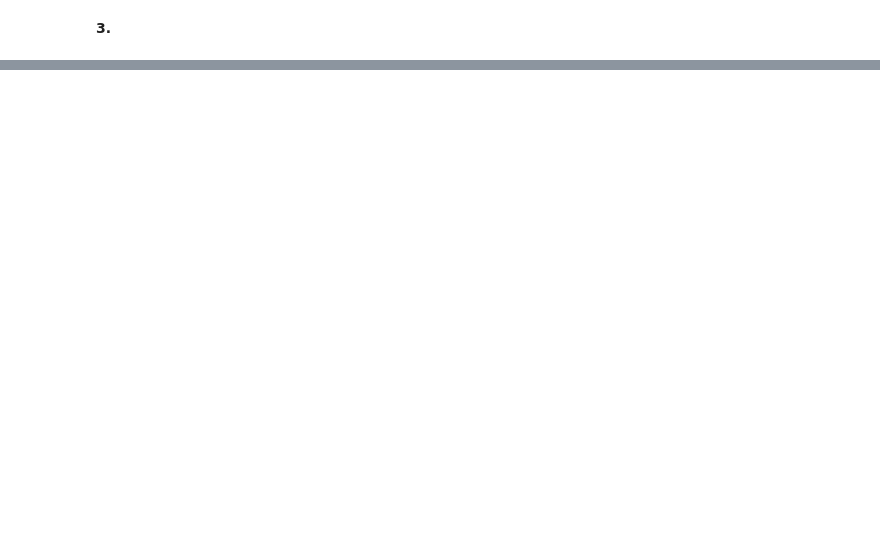
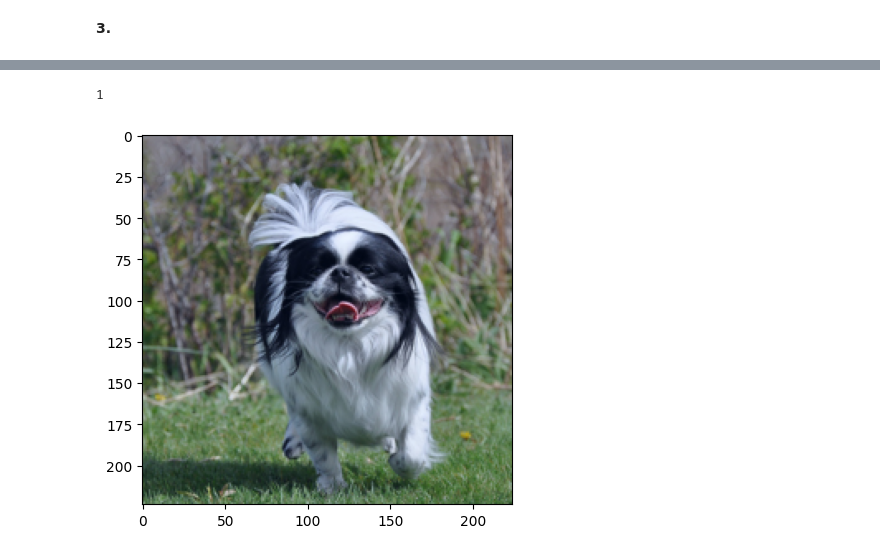
Before and after one commit to PauloMatheusGr/Foundations-of-Computer-Vision, a Jupyter notebook: Projeto01/Tema 6 - Resolucao.ipynb, the cells around one changed output, grey strips where cells are left out. Saved outputs shown, nothing was run; the diff lists cells and outputs as text; code cells hidden in the pictures; blank space fills up the shorter version.

```diff
--- a/Projeto01/Tema 6 - Resolucao.ipynb
+++ b/Projeto01/Tema 6 - Resolucao.ipynb
@@ -221,0 +255,8 @@ ds_train, ds_valid, logger = train.train(model, **params)
+# %%
+img, label = ds_valid[1000]
+
+plt.imshow(img)
+print(label)
+# %% [output]
+1
+[figure, added]
```
Also changed, not shown: parts of 6 cells of this notebook, 3 other files.
